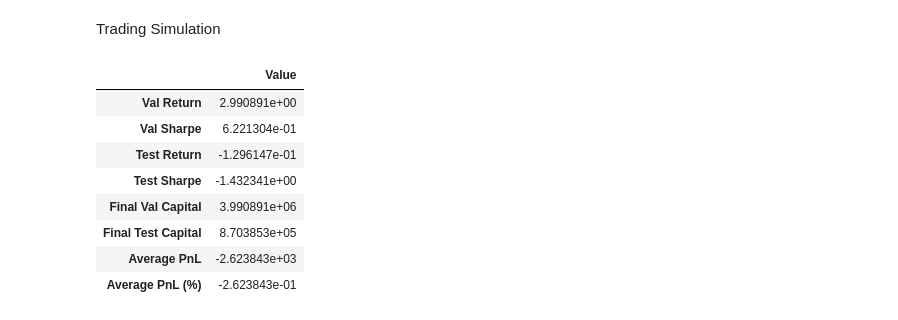
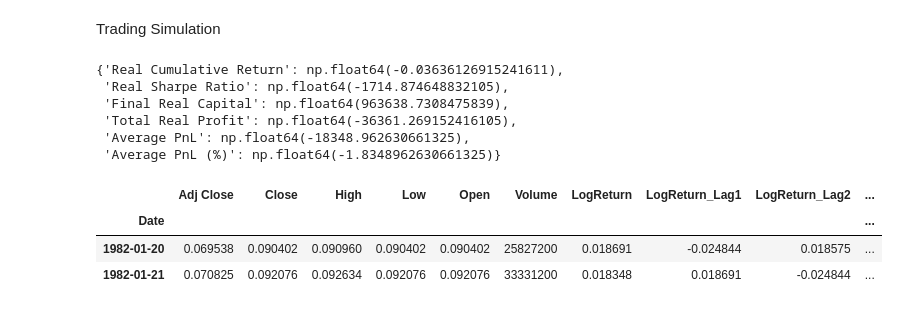
Before and after one commit to thecleverbanana/ee460_project, a Jupyter notebook: models/mlp.ipynb, the cells around one changed output. Drawn from its saved outputs; the diff is of its cells as text; code cells hidden in the pictures.

```diff
--- a/models/mlp.ipynb
+++ b/models/mlp.ipynb
@@ -119,0 +118,8 @@ test_loader = DataLoader(test_set, batch_size=batch_size)
+# %%
+# Get all timestamps from the original DataFrame
+all_dates = data_clean.index.tolist()
+
+# Determine the ending date of each sample (starts from index=10 due to window)
+sample_end_dates = [
+    all_dates[i] for i in range(window, len(data_clean) - 1, stride)
+]  # offset by window size
@@ -119,0 +146,12 @@ test_loader = DataLoader(test_set, batch_size=batch_size)
+# %%
+
+# Define date boundaries for each split
+train_val_test_start_date = pd.Timestamp("1980-01-01")
+train_val_test_end_date = pd.Timestamp("2024-12-31")
+
+real_world_start_date = pd.Timestamp("2025-01-01")
+real_world_end_date = pd.Timestamp("2025-05-02")
+
+main_indices = get_indices_by_date_range(
+    sample_end_dates, train_val_test_start_date, train_val_test_end_date, "train/val/test"
+)
@@ -119,0 +228,7 @@ test_loader = DataLoader(test_set, batch_size=batch_size)
+# %%
+real_world_indices = get_indices_by_date_range(
+            sample_end_dates,
+            real_world_start_date,
+            real_world_end_date,
+            name="Real_World"
+        )
@@ -119,0 +239,7 @@ test_loader = DataLoader(test_set, batch_size=batch_size)
+# %%
+real_world_loader = DataLoader(
+            Subset(dataset, real_world_indices), batch_size=batch_size
+        )
+
+X_real = data_clean.iloc[[window + i + 1 for i in real_world_indices]]
+y_real_world = [data_clean["LogReturn"].iloc[window + i + 1] for i in real_world_indices]
@@ -313,16 +440,12 @@ summary = {
             "Average PnL": pnl_result["average_pnl"],
             "Average PnL (%)": pnl_result["average_pnl_percent"]
         }
-# %%
-summary_df = pd.DataFrame.from_dict(summary, orient='index', columns=['Value'])
-display(summary_df)
-# %% [output]
-|  | Value |
-| Val Return | 2.990891e+00 |
-| Val Sharpe | 6.221304e-01 |
-| Test Return | -1.296147e-01 |
-| Test Sharpe | -1.432341e+00 |
-| Final Val Capital | 3.990891e+06 |
-| Final Test Capital | 8.703853e+05 |
-| Average PnL | -2.623843e+03 |
-| Average PnL (%) | -2.623843e-01 |
+# %%
+result
+# %% [output]
+{'Real Cumulative Return': np.float64(-0.03636126915241611),
+ 'Real Sharpe Ratio': np.float64(-1714.874648832105),
+ 'Final Real Capital': np.float64(963638.7308475839),
+ 'Total Real Profit': np.float64(-36361.269152416105),
+ 'Average PnL': np.float64(-18348.962630661325),
+ 'Average PnL (%)': np.float64(-1.8348962630661325)}
@@ -328,0 +454,7 @@ display(summary_df)
+# %%
+X_real
+# %% [output]
+|  | Adj Close | Close | High | Low | Open | Volume | LogReturn | LogReturn_Lag1 | LogReturn_Lag2 | ... |
+| Date |  |  |  |  |  |  |  |  |  | ... |
+| 1982-01-20 | 0.069538 | 0.090402 | 0.090960 | 0.090402 | 0.090402 | 25827200 | 0.018691 | -0.024844 | 0.018575 | ... |
+| 1982-01-21 | 0.070825 | 0.092076 | 0.092634 | 0.092076 | 0.092076 | 33331200 | 0.018348 | 0.018691 | -0.024844 | ... |
```
Also changed, not shown: parts of 23 cells of this notebook, 3 other files.
